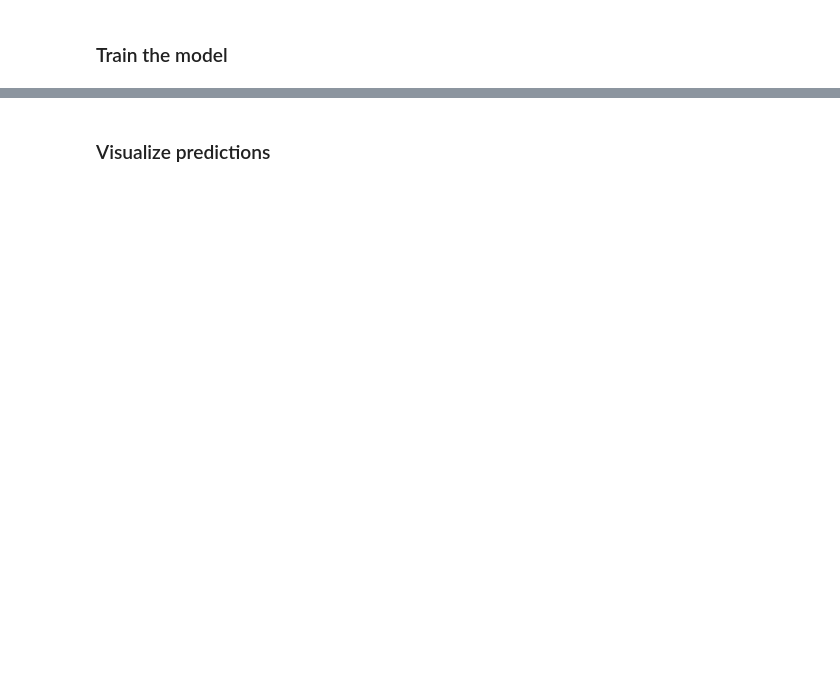
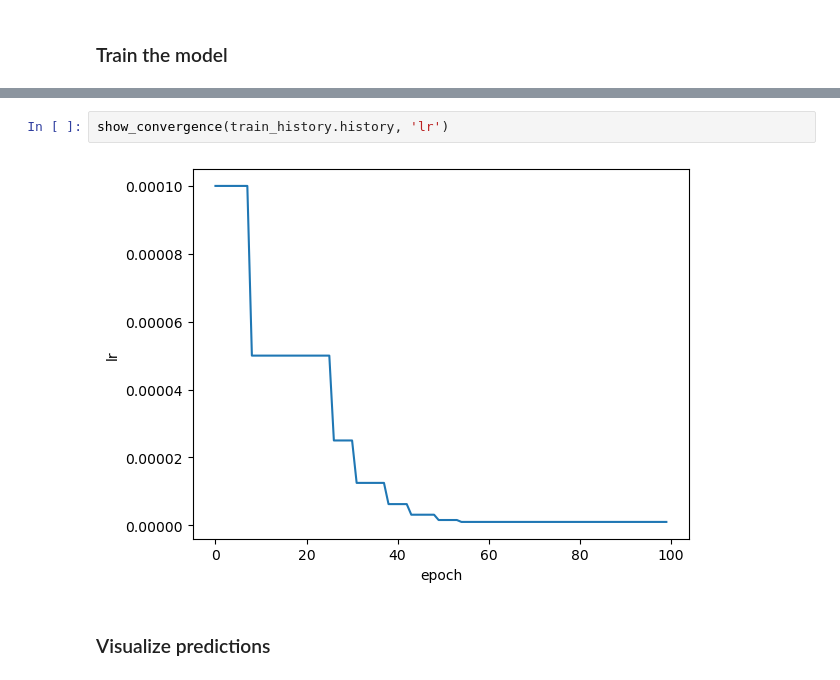
Before and after one commit to houjing08/Master_Thesis_2024, a Jupyter notebook: Kingsley/Code/oxford_pets.nbconvert.ipynb, the cells around one changed output, grey strips where cells are left out. Cells and saved outputs as stored; diff of their text form; blank space fills up the shorter version.

```diff
--- a/Kingsley/Code/oxford_pets.nbconvert.ipynb
+++ b/Kingsley/Code/oxford_pets.nbconvert.ipynb
@@ -208,3 +210,7 @@ Epoch 9/30
+# %%
+show_convergence(train_history.history, 'lr')
+# %% [output]
+[figure, added]
 # %% [markdown]
 ### Visualize predictions
 # %%
```
Also changed, not shown: parts of 13 cells of this notebook.
